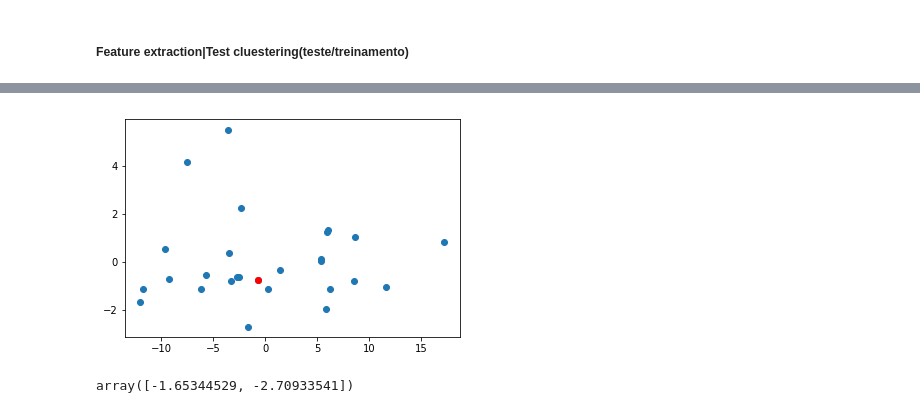
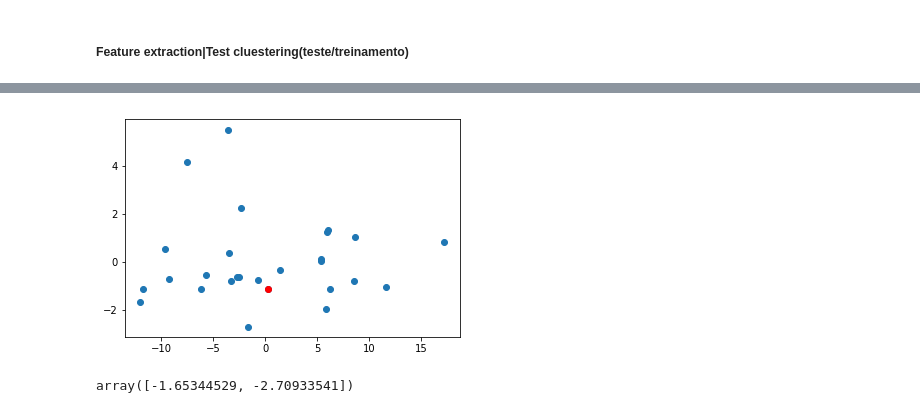
Before and after one commit to Fogelman/Spotify-Clustering, a Jupyter notebook: Reading Spotify Music.ipynb, the cells around one changed output, grey strips where cells are left out. Saved outputs shown, nothing was run; the diff lists cells and outputs as text; code cells hidden in the pictures.

```diff
--- a/Reading Spotify Music.ipynb
+++ b/Reading Spotify Music.ipynb
@@ -150,21 +151,22 @@ df=pd.read_csv(io.StringIO(s.decode('utf-8')))
 auth = generate_token()
 
 for i, trial in df.iterrows():
+#     print(len(trial))
+    if len(trial)<=4:
+        playlist_link = (trial[3])
+        music = list_music(auth,playlist_link)
+        music_feat = get_music_from_id(auth, music)
+        ind_mean = music_feat_fit(len(music_feat["audio_features"]),music_feat)
 
-    playlist_link = (trial[3])
-    music = list_music(auth,playlist_link)
-    music_feat = get_music_from_id(auth, music)
-    ind_mean = music_feat_fit(len(music_feat["audio_features"]),music_feat)
-
-    df.loc[i, "danceability"]      = str(ind_mean["danceability"])
-    df.loc[i, "energy"]            = str(ind_mean["energy"])
-    df.loc[i, "speechiness"]       = str(ind_mean["speechiness"])
-    df.loc[i, "acousticness"]      = str(ind_mean["acousticness"])
-    df.loc[i, "instrumentalness"]  = str(ind_mean["instrumentalness"])
-    df.loc[i, "valence"]           = str(ind_mean["valence"])
-    df.loc[i, "loudness"]          = str(ind_mean["loudness"])
-    df.loc[i, "tempo"]             = str(ind_mean["tempo"])
-    df.loc[i, "liveness"]          = str(ind_mean["liveness"])
+        df.loc[i, "danceability"]      = str(ind_mean["danceability"])
+        df.loc[i, "energy"]            = str(ind_mean["energy"])
+        df.loc[i, "speechiness"]       = str(ind_mean["speechiness"])
+        df.loc[i, "acousticness"]      = str(ind_mean["acousticness"])
+        df.loc[i, "instrumentalness"]  = str(ind_mean["instrumentalness"])
+        df.loc[i, "valence"]           = str(ind_mean["valence"])
+        df.loc[i, "loudness"]          = str(ind_mean["loudness"])
+        df.loc[i, "tempo"]             = str(ind_mean["tempo"])
+        df.loc[i, "liveness"]          = str(ind_mean["liveness"])
     print(((i+1)/len(df)*100),"%")
 # %% [output]
 3.7037037037 %
@@ -216,21 +238,22 @@ writer.save()
 # %%
+%matplotlib inline
 import numpy as np
 from sklearn.decomposition import PCA
 X = np.array(df)
 pca = PCA(n_components=2)
 pca.fit(X)
 
 reduct = pca.transform(X)
 plt.scatter(reduct[:,0],reduct[:,1])
-num_pessoa = 0
+num_pessoa = 26
 plt.plot(reduct[num_pessoa,0],reduct[num_pessoa,1],'ro')
 plt.show()
 
 # print(pca.explained_variance_ratio_)
 # print(reduct)
 # print(pca.singular_values_)
 # %% [output]
-[figure, old version]
+[figure, new version]
 # %%
 # df_names
 # %%
```
Also changed, not shown: parts of 3 cells of this notebook, 1 other file.
